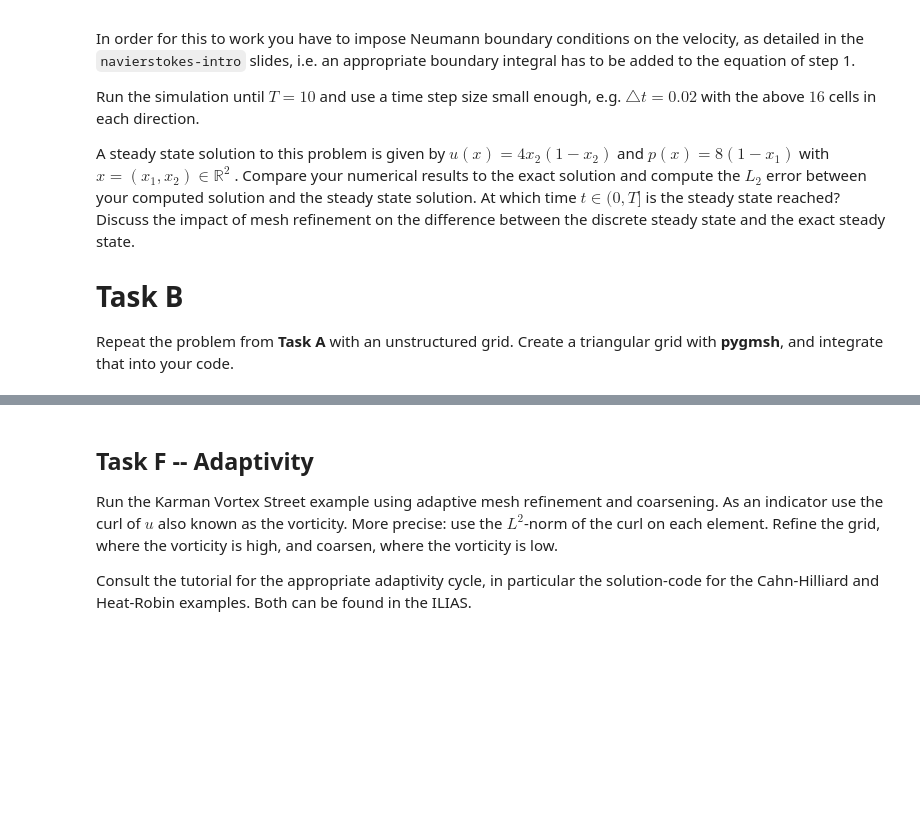
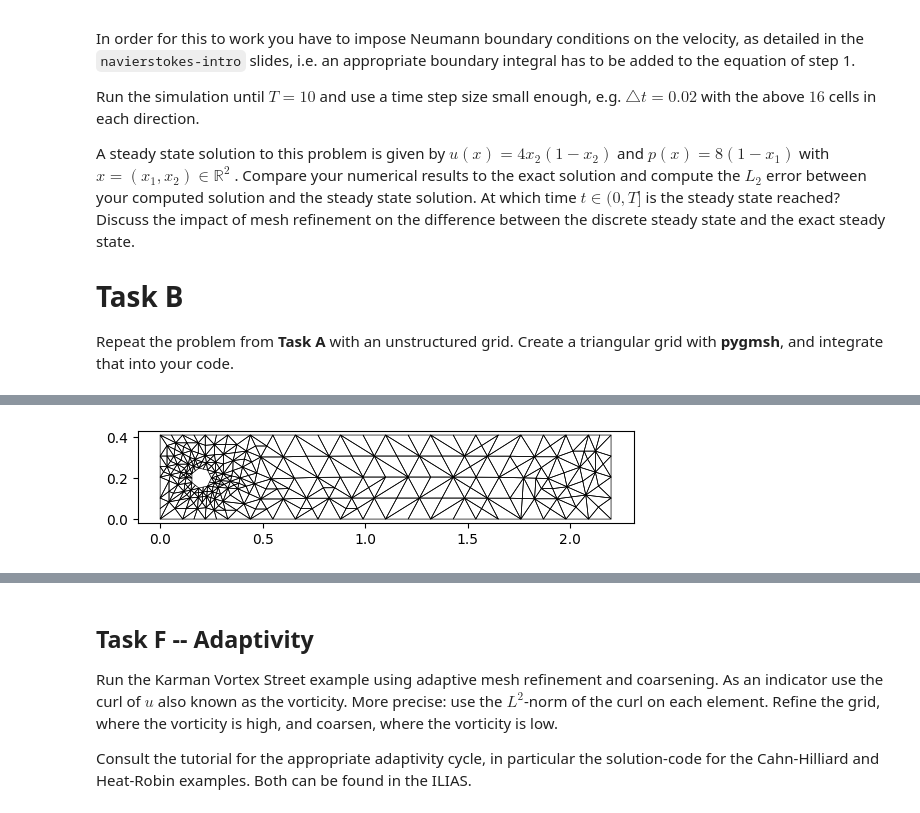
Before and after one commit to Mag-r/finite_elemente, a Jupyter notebook: navierstokes_excercise.ipynb, the cells around one changed output, grey strips where cells are left out. Cells and saved outputs as stored; diff of their text form; code cells hidden in the pictures; blank space fills up the shorter version.

```diff
--- a/navierstokes_excercise.ipynb
+++ b/navierstokes_excercise.ipynb
@@ -16,5 +16,19 @@ Implement the Incremental Pressure Correction Scheme (IPCS) desribed
 in the Navier-Stokes intro by expressing the variational
 formulations in UFL. Use a Taylor-Hood finite element type to
 discretize, e.g.:
+# %%
+from dune.grid import cartesianDomain
+from dune.alugrid import aluConformGrid as leafGridView
+from dune.fem.space import lagrange
+import dune
+from dune import fem
+import numpy as np
+import ufl
+from tqdm import tqdm
+from matplotlib import pyplot as plt
+import pygmsh
+mu  = dune.ufl.Constant(1, "mu")
+rho = dune.ufl.Constant(1, "rho")
+dt = dune.ufl.Constant(0.02, "dt")
 # %%
 
@@ -287,0 +333,30 @@ for linear algebra, e.g.
+# %%
+with pygmsh.occ.Geometry() as geom:
+    # Domain size
+    L, H = 2.2, 0.41
+    r = 0.05
+    rectangle = geom.add_rectangle([0.0, 0.0, 0.0], L, H)
+    cylinder = geom.add_disk([0.2, 0.2, 0.0], r)
+    domain = geom.boolean_difference([rectangle], [cylinder])
+    mesh = geom.generate_mesh()
+    points, cells = mesh.points, mesh.cells_dict
+    domain = {"vertices": points[:,:2].astype(float),
+              "simplices": cells["triangle"].astype(int)}
+vortex_street_grid = leafGridView(domain, dimgrid=2)
+vortex_street_grid.hierarchicalGrid.globalRefine(2)
+mu.value = 1E-3
+dt.value = 1E-4
+vortex_solver = NavierStokesSolver(vortex_street_grid, order, mu, rho, dt)
+no_slip_bottom = dune.ufl.DirichletBC(vortex_solver.compositeTaylorHoodSpace, [0, 0, None], vortex_solver.x[1] < 1e-10)
+no_slip_top = dune.ufl.DirichletBC(vortex_solver.compositeTaylorHoodSpace, [0, 0, None], vortex_solver.x[1] > H - 1e-10)
+no_slip_cylinder = dune.ufl.DirichletBC(vortex_solver.compositeTaylorHoodSpace, [0, 0, None], ufl.sqrt((vortex_solver.x[0] - 0.2)**2 + (vortex_solver.x[1] - 0.2)**2) < r + 1e-10)
+
+pressure_dirichlet_right = dune.ufl.DirichletBC(vortex_solver.compositeTaylorHoodSpace, [None, None, 0.0], vortex_solver.x[0] > L - 1e-10)
+neumann_boundary_form_right = ufl.inner(
+        ufl.dot(ufl.nabla_grad(vortex_solver.u), vortex_solver.n)*vortex_solver.mu - vortex_solver.p * vortex_solver.n, vortex_solver.v
+    ) * ufl.conditional(ufl.gt(vortex_solver.x[0], L - 1e-10), 1, 0) * ufl.ds
+velocity_inflow_boundary = dune.ufl.DirichletBC(vortex_solver.compositeTaylorHoodSpace, [(6 * vortex_solver.x[1]*(H-vortex_solver.x[1]))/np.pow(H,2) * np.min([1.0, vortex_solver.t.value]), 0, None], vortex_solver.x[0] < 1e-10)
+
+vortex_solver.generate_navier_stokes_schemes([no_slip_bottom, no_slip_top, no_slip_cylinder, velocity_inflow_boundary], [pressure_dirichlet_right], neumann_boundary_form_right)
+# %% [output]
+[figure, added]
```
Also changed, not shown: parts of 11 cells of this notebook.
